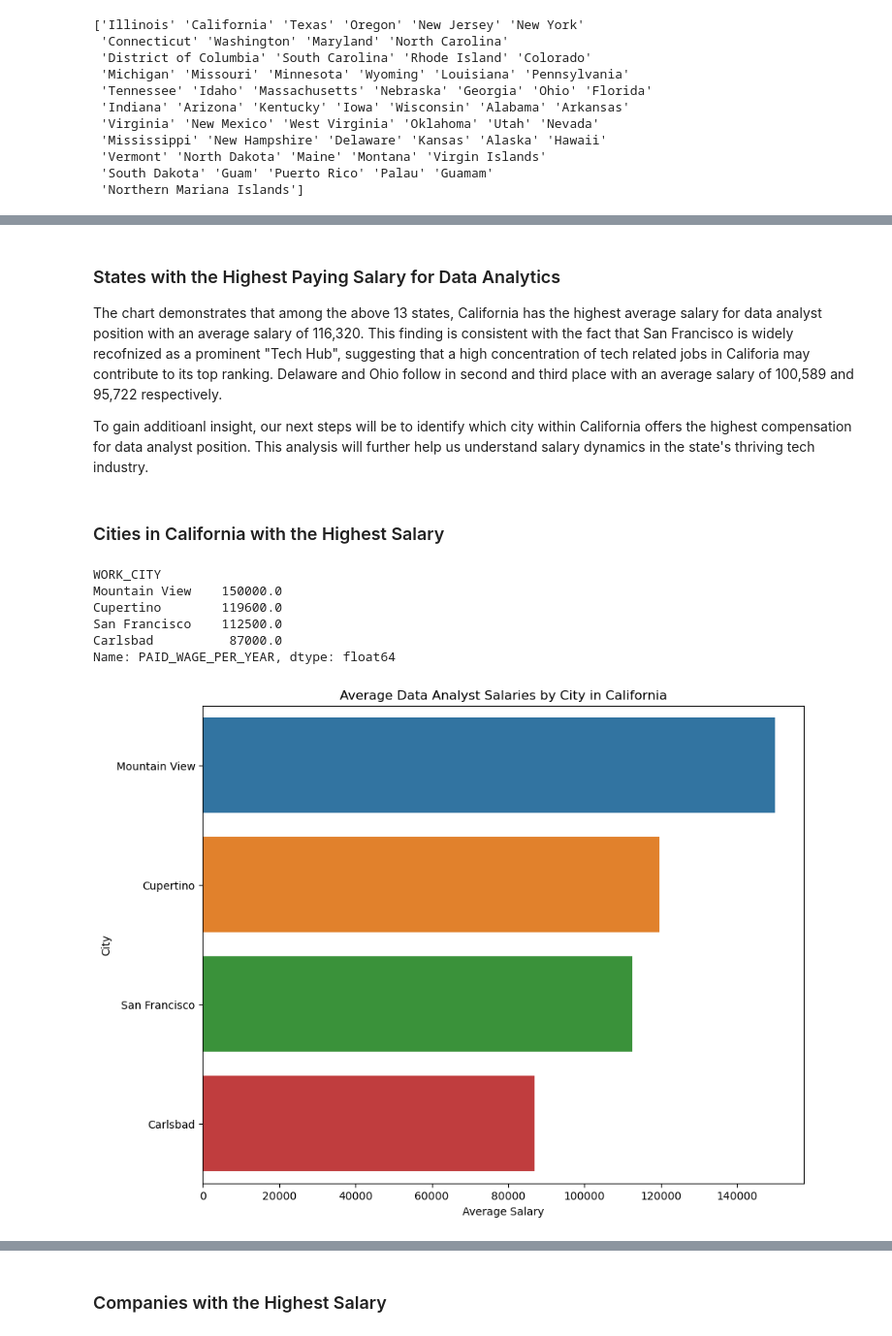
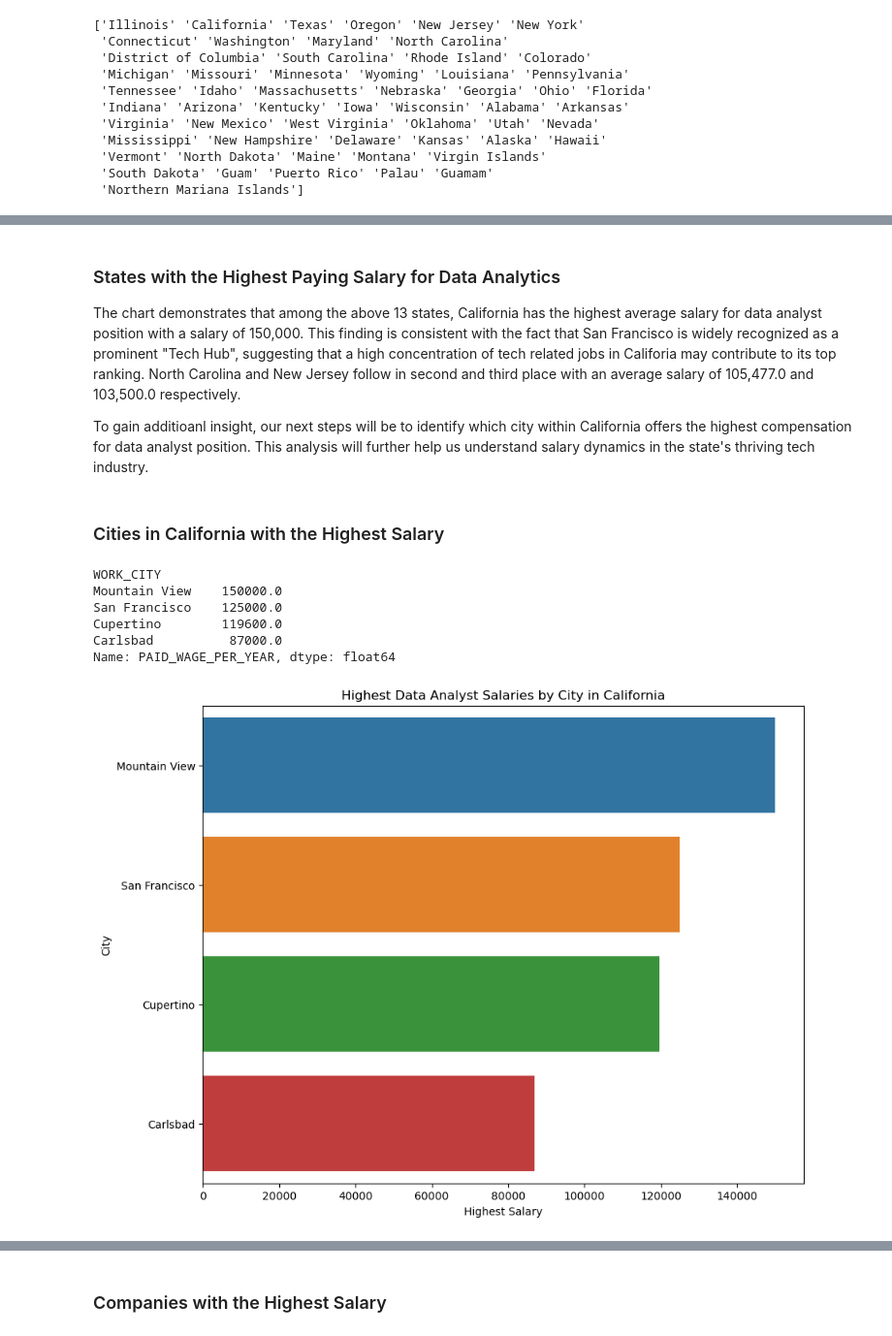
Before and after one commit to kimsean-pen/DS311-Data-Group-Project-, a Jupyter notebook: salary data file/Objective 2 - Comparing Salary Between State.ipynb, the cells around one changed output, grey strips where cells are left out. Shown at 97% size. Cells and saved outputs as stored; diff of their text form; code cells hidden in the pictures.

Commit message:
Found the highest paid salary for Business Analyst position by State

```diff
--- a/salary data file/Objective 2 - Comparing Salary Between State.ipynb
+++ b/salary data file/Objective 2 - Comparing Salary Between State.ipynb
@@ -123,6 +120,6 @@ plt.show()
 # %% [markdown]
 ### States with the Highest Paying Salary for Data Analytics
-The chart demonstrates that among the above 13 states, California has the highest average salary for data analyst position with an average salary of 116,320. This finding is consistent with the fact that San Francisco is widely recofnized as a prominent "Tech Hub", suggesting that a high concentration of tech related jobs in Califoria may contribute to its top ranking. Delaware and Ohio follow in second and third place with an average salary of 100,589 and 95,722 respectively.
+The chart demonstrates that among the above 13 states, California has the highest average salary for data analyst position with a salary of 150,000. This finding is consistent with the fact that San Francisco is widely recognized as a prominent "Tech Hub", suggesting that a high concentration of tech related jobs in Califoria may contribute to its top ranking. North Carolina and New Jersey follow in second and third place with an average salary of 105,477.0 and 103,500.0 respectively.
 
 To gain additioanl insight, our next steps will be to identify which city within California offers the highest compensation for data analyst position. This analysis will further help us understand salary dynamics in the state's thriving tech industry.
 # %% [markdown]
@@ -130,23 +127,23 @@ To gain additioanl insight, our next steps will be to identify which city within
 # %%
 data_analyst_jobs_CA = data_analyst_jobs[(data_analyst_jobs['WORK_STATE'] == 'California')]
 
-average_salaries_CA = data_analyst_jobs_CA.groupby('WORK_CITY')['PAID_WAGE_PER_YEAR'].mean().sort_values(ascending=False)
+Highest_salaries_CA = data_analyst_jobs_CA.groupby('WORK_CITY')['PAID_WAGE_PER_YEAR'].max().sort_values(ascending=False)
 print(average_salaries_CA)
 # %% [output]
 WORK_CITY
 Mountain View    150000.0
+San Francisco    125000.0
 Cupertino        119600.0
-San Francisco    112500.0
 Carlsbad          87000.0
 Name: PAID_WAGE_PER_YEAR, dtype: float64
 # %%
 plt.figure(figsize=(10,8))
 sns.barplot(x=average_salaries_CA.values, y=average_salaries_CA.index)
-plt.xlabel('Average Salary')
+plt.xlabel('Highest Salary')
 plt.ylabel('City')
-plt.title('Average Data Analyst Salaries by City in California')
+plt.title('Highest Data Analyst Salaries by City in California')
 plt.show()
 # %% [output]
-[figure, old version]
+[figure, new version]
 # %% [markdown]
 #### Analysis:
```
Also changed, not shown: parts of 10 cells of this notebook.
